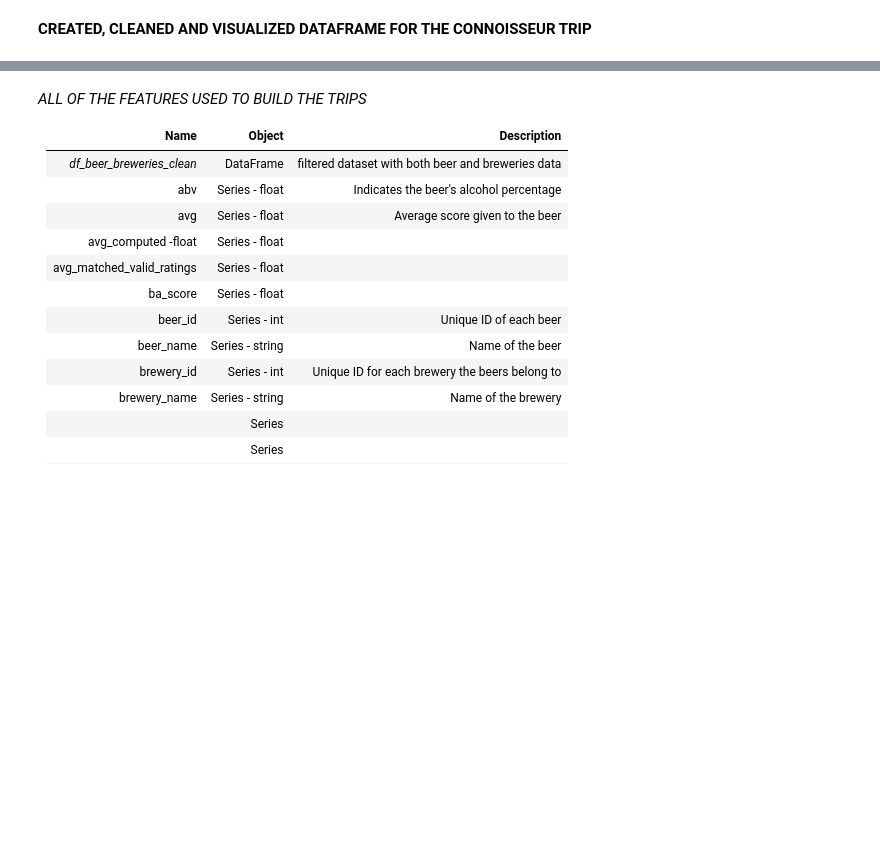
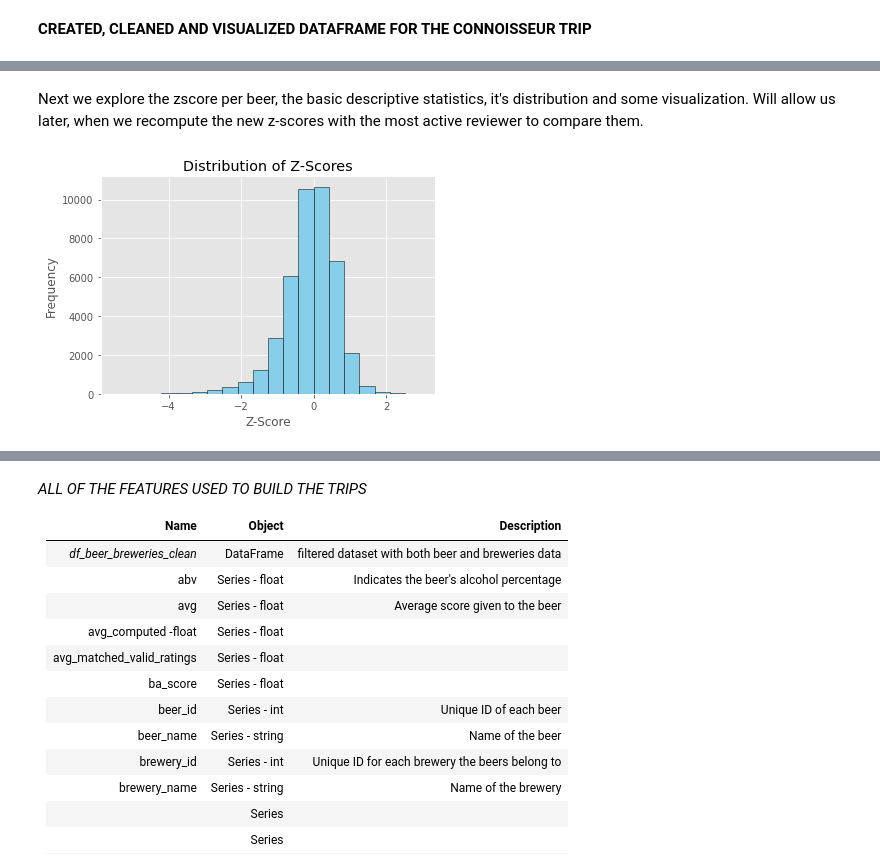
Before and after one commit to epfl-ada/ada-2023-project-adalcoholics86, a Jupyter notebook: milestoneP2.ipynb, the cells around one changed output, grey strips where cells are left out. Cells and saved outputs as stored; diff of their text form; code cells hidden in the pictures; blank space fills up the shorter version.

```diff
--- a/milestoneP2.ipynb
+++ b/milestoneP2.ipynb
@@ -237,0 +407,12 @@ df_users_approx_flt = df_users_approx_flt.drop(df_users_approx_flt[(df_users_app
+# %% [markdown]
+Next we explore the zscore per beer, the basic descriptive statistics, it's distribution and some visualization. Will allow us later, when we recompute the new z-scores with the most active reviewer to compare them.
+# %%
+# Visualize the z-score distribution
+
+plt.hist(df_beer['zscore'], bins=20, color='skyblue', edgecolor='black')
+plt.xlabel('Z-Score')
+plt.ylabel('Frequency')
+plt.title('Distribution of Z-Scores')
+plt.show()
+# %% [output]
+[figure, added]
```
Also changed, not shown: parts of 78 cells of this notebook.
